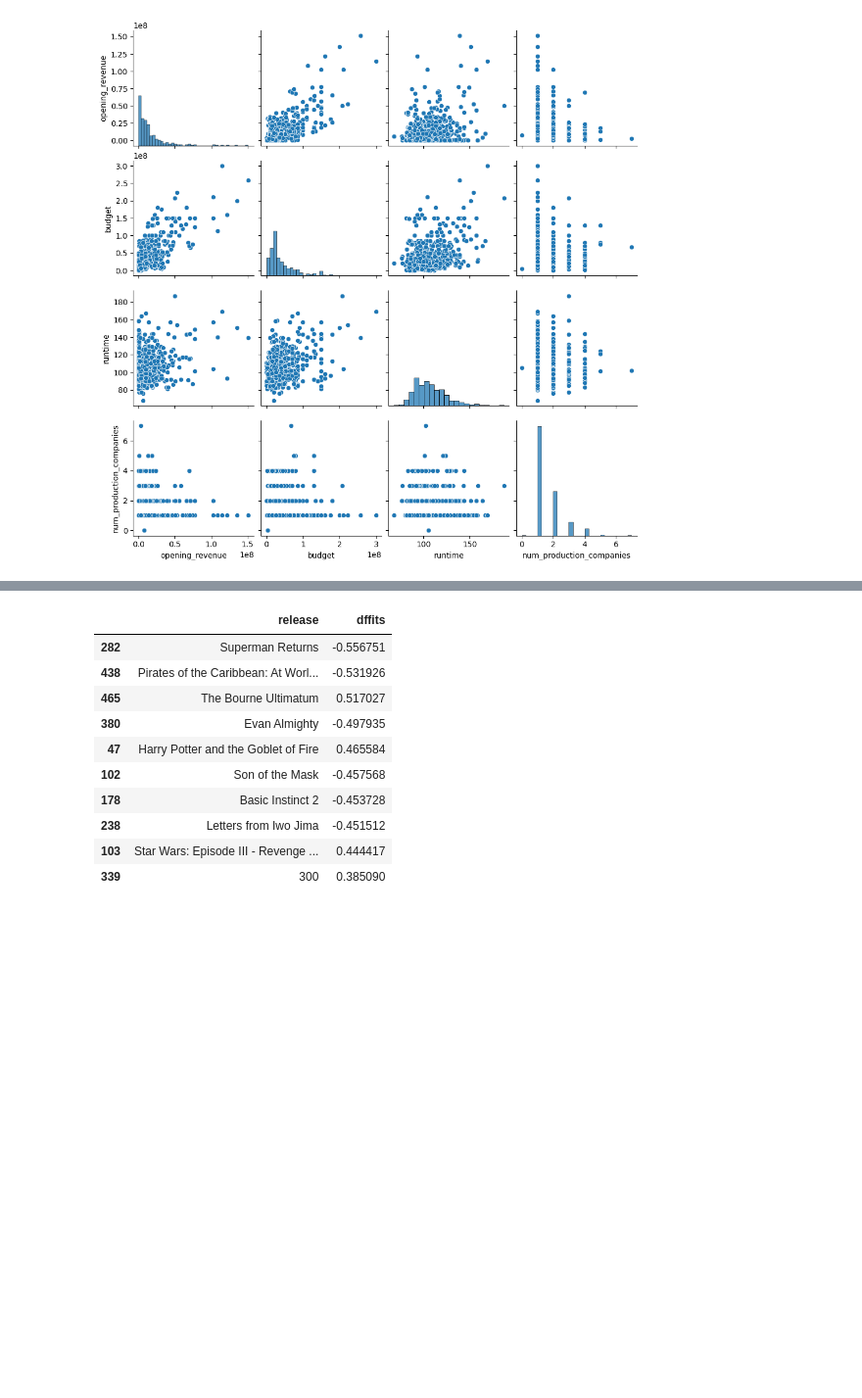
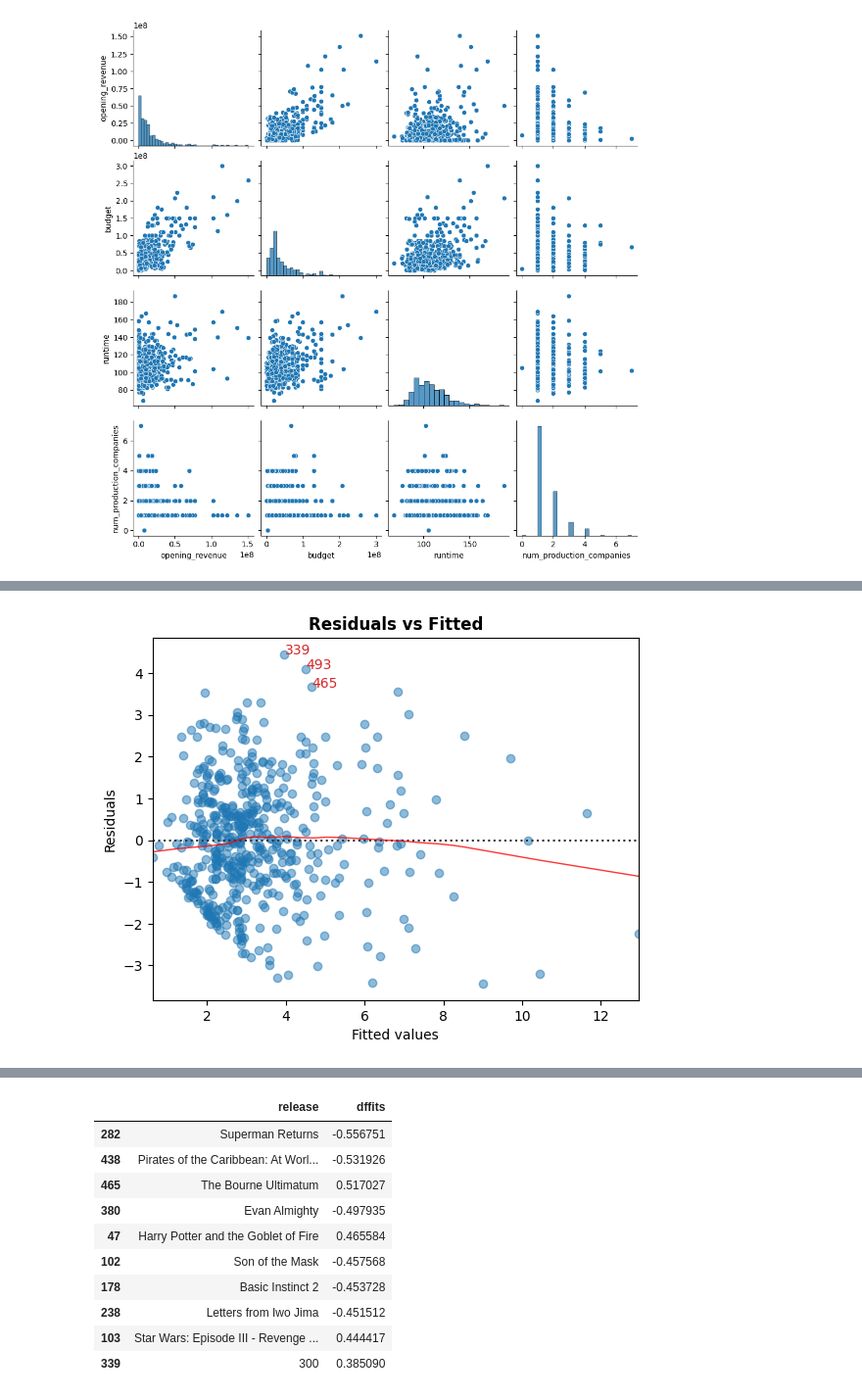
Before and after one commit to cons-code/MATH-5500, a Jupyter notebook: 03_Methods_Results/3A_BaselineModel.ipynb, the cells around one changed output, grey strips where cells are left out. Shown at 98% size. Drawn from its saved outputs; the diff is of its cells as text; code cells hidden in the pictures; blank space fills up the shorter version.

```diff
--- a/03_Methods_Results/3B.I_BaselineModel.ipynb
+++ b/03_Methods_Results/3A_BaselineModel.ipynb
@@ -69,0 +72,5 @@ strong multicollinearity or other numerical problems.
+# %%
+diag.residual_plot();
+plt.show()
+# %% [output]
+[figure, added]
```
Also changed, not shown: parts of 6 cells of this notebook, 14 other files.
